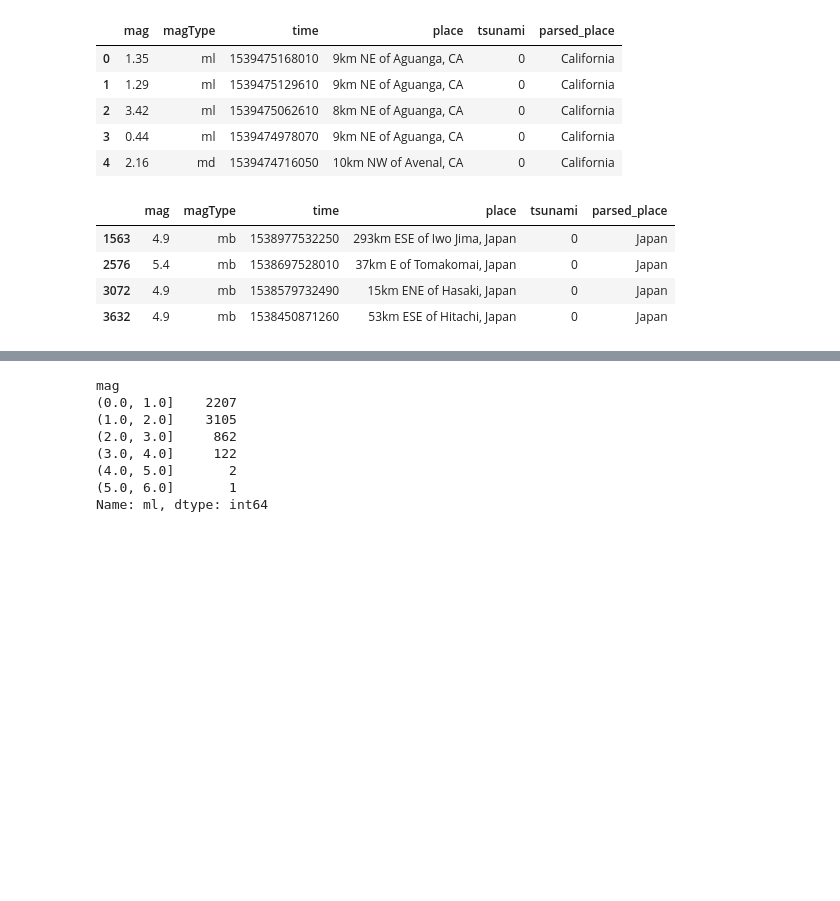
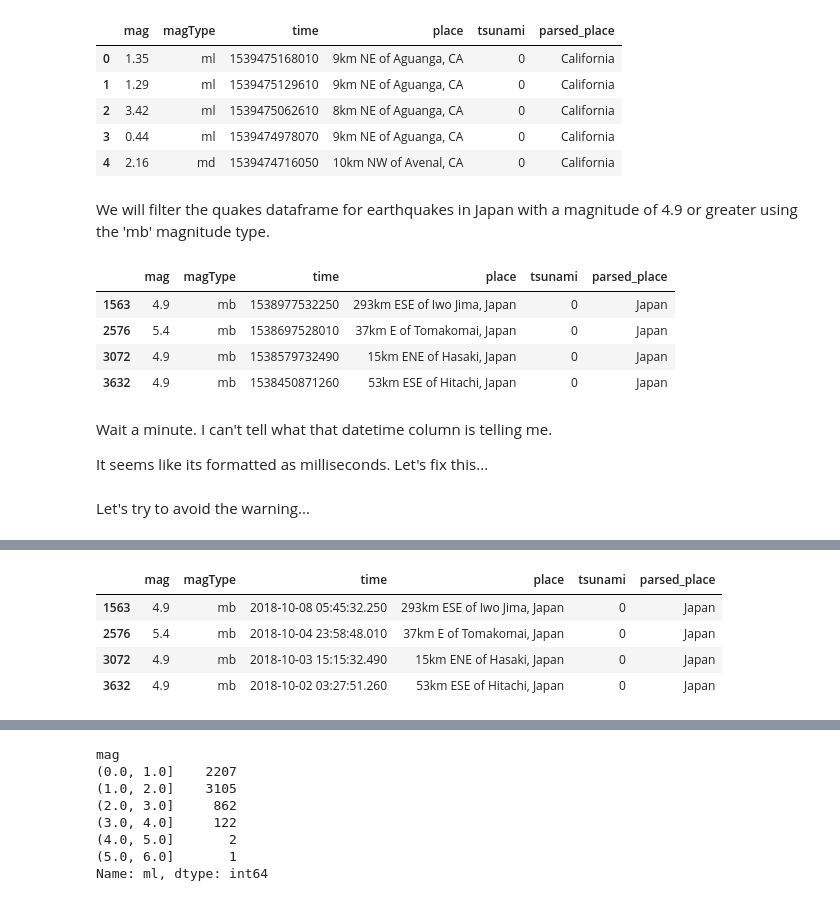
Before and after one commit to plozano0/Hands-On-Data-Analysis-with-Pandas-2nd-Edition, a Jupyter notebook: ch_04/exercises/Lozano_Week5&6_Assignment.ipynb, the cells around one changed output, grey strips where cells are left out. Saved outputs shown, nothing was run; the diff lists cells and outputs as text; code cells hidden in the pictures; blank space fills up the shorter version.

```diff
--- a/ch_04/exercises/Lozano_Week5&6_Assignment.ipynb
+++ b/ch_04/exercises/Lozano_Week5&6_Assignment.ipynb
@@ -26,4 +26,6 @@ quakes.head()
 | 2 | 3.42 | ml | 1539475062610 | 8km NE of Aguanga, CA | 0 | California |
 | 3 | 0.44 | ml | 1539474978070 | 9km NE of Aguanga, CA | 0 | California |
 | 4 | 2.16 | md | 1539474716050 | 10km NW of Avenal, CA | 0 | California |
+# %% [markdown]
+We will filter the quakes dataframe for earthquakes in Japan with a magnitude of 4.9 or greater using the 'mb' magnitude type.
 # %%
@@ -39,3 +41,14 @@ japan_quakes
 | 2576 | 5.4 | mb | 1538697528010 | 37km E of Tomakomai, Japan | 0 | Japan |
 | 3072 | 4.9 | mb | 1538579732490 | 15km ENE of Hasaki, Japan | 0 | Japan |
 | 3632 | 4.9 | mb | 1538450871260 | 53km ESE of Hitachi, Japan | 0 | Japan |
+# %% [markdown]
+Wait a minute. I can't tell what that datetime column is telling me.
+
+It seems like its formatted as milliseconds. Let's fix this...
+# %% [markdown]
+Let's try to avoid the warning...
+# %%
+japan_quakes.loc[:, 'time'] = pd.to_datetime(japan_quakes['time'], unit='ms')
+
+japan_quakes
+# %% [output]
@@ -41,0 +59,5 @@ japan_quakes
+|  | mag | magType | time | place | tsunami | parsed_place |
+| 1563 | 4.9 | mb | 2018-10-08 05:45:32.250 | 293km ESE of Iwo Jima, Japan | 0 | Japan |
+| 2576 | 5.4 | mb | 2018-10-04 23:58:48.010 | 37km E of Tomakomai, Japan | 0 | Japan |
+| 3072 | 4.9 | mb | 2018-10-03 15:15:32.490 | 15km ENE of Hasaki, Japan | 0 | Japan |
+| 3632 | 4.9 | mb | 2018-10-02 03:27:51.260 | 53km ESE of Hitachi, Japan | 0 | Japan |
```
Also changed, not shown: parts of 25 cells of this notebook.
